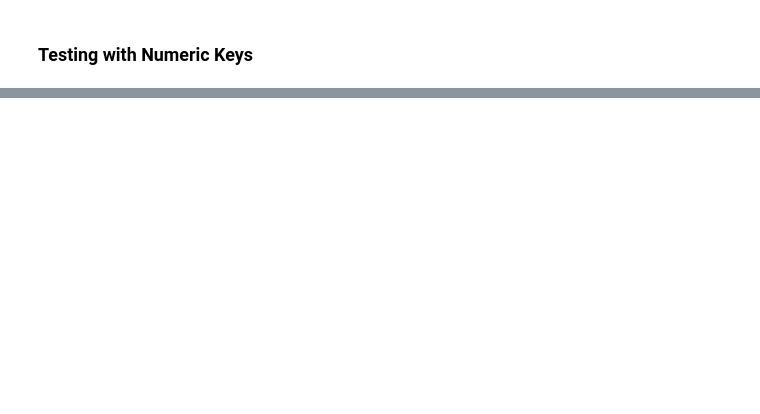
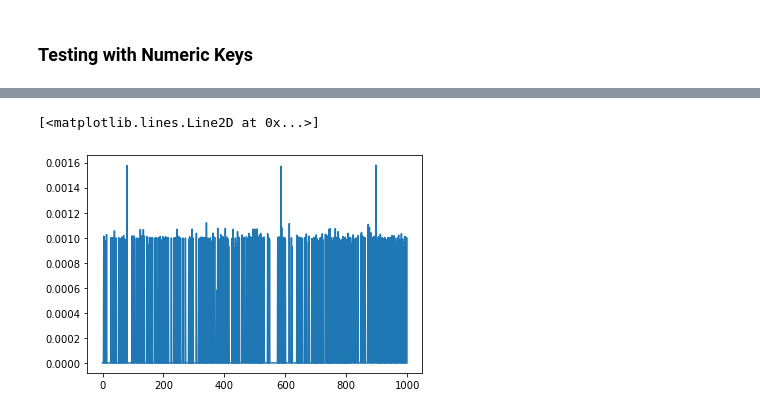
Before and after one commit to teresahanak/btree-kv-store, a Jupyter notebook: btree_kv_store_thanak_2023_01_24.ipynb, the cells around one changed output, grey strips where cells are left out. Saved outputs shown, nothing was run; the diff lists cells and outputs as text; code cells hidden in the pictures; blank space fills up the shorter version.

Commit message:
Added results comparison with built-in dict

```diff
--- a/btree_kv_store_thanak_2023_01_24.ipynb
+++ b/btree_kv_store_thanak_2023_01_24.ipynb
@@ -145,0 +148,8 @@ for i in [i for i in keys if i not in sub_keys]:
+# %%
+class DictKVStore(dict):
+    def range_query(self, range_start, range_end):
+        results = []
+        for key in self.keys():
+            if range_start <= key <= range_end:
+                results.append(self[key])
+        return results
@@ -145,0 +158,35 @@ for i in [i for i in keys if i not in sub_keys]:
+# %%
+import random
+import time
+import matplotlib.pyplot as plt
+
+keys = [random.randint(0, 10000) for i in range(0, 10000)]
+
+dict_kv = DictKVStore()
+for k in keys:
+    dict_kv[k] = k
+
+new_kv = KVStore()
+for k in keys:
+    new_kv[k] = k
+
+start_increment_list = [(random.randint(0, 9000), i) for i in range(1000)]
+range_list = [
+    (range_start, range_start + increment)
+    for range_start, increment in start_increment_list
+]
+
+dict_kv_times = []
+new_kv_times = []
+for range_start, range_end in range_list:
+    start = time.time()
+    dict_kv_res = sorted(dict_kv.range_query(range_start, range_end))
+    end = time.time()
+    dict_kv_times.append(end - start)
+
+    start = time.time()
+    new_kv_res = sorted(new_kv.range_query(range_start, range_end))
+    end = time.time()
+    new_kv_times.append(end - start)
+
+    assert dict_kv_res == new_kv_res, "Results differ beteen DictKVStore and KVStore."
@@ -145,0 +195,5 @@ for i in [i for i in keys if i not in sub_keys]:
+# %%
+plt.plot(dict_kv_times)
+# %% [output]
+[<matplotlib.lines.Line2D at 0x...>]
+[figure, added]
```
Also changed, not shown: parts of 12 cells of this notebook.
